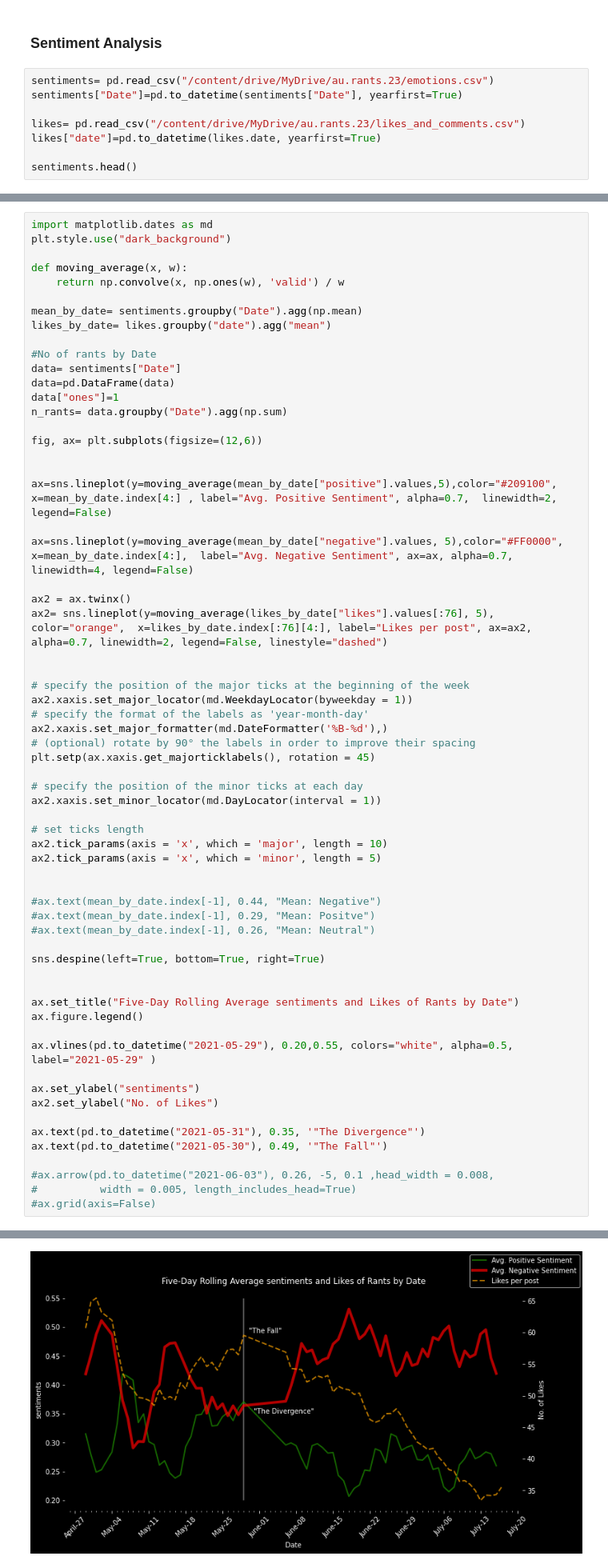
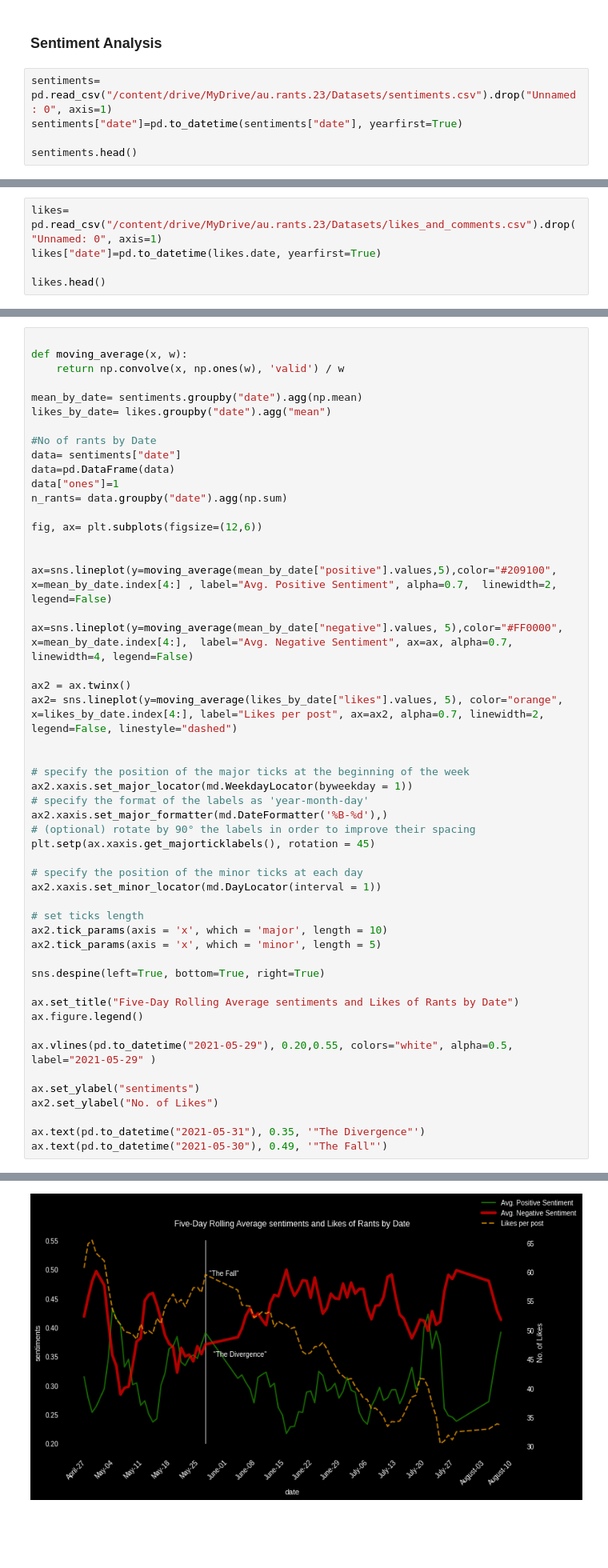
Before and after one commit to ragul-n/Analysis-of-Confession-pages, a Jupyter notebook: Analysis_of_Confessions.ipynb, the cells around one changed output, grey strips where cells are left out. Shown at 80% size. Drawn from its saved outputs; the diff is of its cells as text; blank space fills up the shorter version.

```diff
--- a/Analysis_of_Confessions.ipynb
+++ b/Analysis_of_Confessions.ipynb
@@ -32,11 +39,8 @@ pio.renderers.default = 'colab'
 # %% [markdown]
 ### Sentiment Analysis
 # %%
-sentiments= pd.read_csv("/content/drive/MyDrive/au.rants.23/emotions.csv")
-sentiments["Date"]=pd.to_datetime(sentiments["Date"], yearfirst=True)
-
-likes= pd.read_csv("/content/drive/MyDrive/au.rants.23/likes_and_comments.csv")
-likes["date"]=pd.to_datetime(likes.date, yearfirst=True)
+sentiments= pd.read_csv("/content/drive/MyDrive/au.rants.23/Datasets/sentiments.csv").drop("Unnamed: 0", axis=1)
+sentiments["date"]=pd.to_datetime(sentiments["date"], yearfirst=True)
 
 sentiments.head()
 # %% [output]
@@ -48,0 +53,5 @@ sentiments.head()
+# %%
+likes= pd.read_csv("/content/drive/MyDrive/au.rants.23/Datasets/likes_and_comments.csv").drop("Unnamed: 0", axis=1)
+likes["date"]=pd.to_datetime(likes.date, yearfirst=True)
+
+likes.head()
@@ -49,18 +133,16 @@ sentiments.head()
 # %%
-import matplotlib.dates as md
-plt.style.use("dark_background")
 
 def moving_average(x, w):
     return np.convolve(x, np.ones(w), 'valid') / w
 
-mean_by_date= sentiments.groupby("Date").agg(np.mean)
+mean_by_date= sentiments.groupby("date").agg(np.mean)
 likes_by_date= likes.groupby("date").agg("mean")
 
 #No of rants by Date
-data= sentiments["Date"]
+data= sentiments["date"]
 data=pd.DataFrame(data)
 data["ones"]=1
-n_rants= data.groupby("Date").agg(np.sum)
+n_rants= data.groupby("date").agg(np.sum)
 
 fig, ax= plt.subplots(figsize=(12,6))
 
@@ -70,45 +152,35 @@ ax=sns.lineplot(y=moving_average(mean_by_date["positive"].values,5),color="#2091
 ax=sns.lineplot(y=moving_average(mean_by_date["negative"].values, 5),color="#FF0000", x=mean_by_date.index[4:],  label="Avg. Negative Sentiment", ax=ax, alpha=0.7,  linewidth=4, legend=False)
 
 ax2 = ax.twinx()
-ax2= sns.lineplot(y=moving_average(likes_by_date["likes"].values[:76], 5), color="orange",  x=likes_by_date.index[:76][4:], label="Likes per post", ax=ax2, alpha=0.7, linewidth=2, legend=False, linestyle="dashed")
+ax2= sns.lineplot(y=moving_average(likes_by_date["likes"].values, 5), color="orange",  x=likes_by_date.index[4:], label="Likes per post", ax=ax2, alpha=0.7, linewidth=2, legend=False, linestyle="dashed")
 
 
 # specify the position of the major ticks at the beginning of the week
 ax2.xaxis.set_major_locator(md.WeekdayLocator(byweekday = 1))
 # specify the format of the labels as 'year-month-day'
 ax2.xaxis.set_major_formatter(md.DateFormatter('%B-%d'),)
 # (optional) rotate by 90° the labels in order to improve their spacing
 plt.setp(ax.xaxis.get_majorticklabels(), rotation = 45)
 
 # specify the position of the minor ticks at each day
 ax2.xaxis.set_minor_locator(md.DayLocator(interval = 1))
 
 # set ticks length
 ax2.tick_params(axis = 'x', which = 'major', length = 10)
 ax2.tick_params(axis = 'x', which = 'minor', length = 5)
 
-
-#ax.text(mean_by_date.index[-1], 0.44, "Mean: Negative")
-#ax.text(mean_by_date.index[-1], 0.29, "Mean: Positve")
-#ax.text(mean_by_date.index[-1], 0.26, "Mean: Neutral")
-
 sns.despine(left=True, bottom=True, right=True)
-
 
 ax.set_title("Five-Day Rolling Average sentiments and Likes of Rants by Date")
 ax.figure.legend()
 
 ax.vlines(pd.to_datetime("2021-05-29"), 0.20,0.55, colors="white", alpha=0.5, label="2021-05-29" )
 
 ax.set_ylabel("sentiments")
 ax2.set_ylabel("No. of Likes")
 
 ax.text(pd.to_datetime("2021-05-31"), 0.35, '"The Divergence"')
 ax.text(pd.to_datetime("2021-05-30"), 0.49, '"The Fall"')
-
-#ax.arrow(pd.to_datetime("2021-06-03"), 0.26, -5, 0.1 ,head_width = 0.008,
-#          width = 0.005, length_includes_head=True)
-#ax.grid(axis=False)
 # %% [output]
 Text(2021-05-30 00:00:00, 0.49, '"The Fall"')
-[figure, old version]
+[figure, new version]
```
Also changed, not shown: parts of 17 cells of this notebook.
